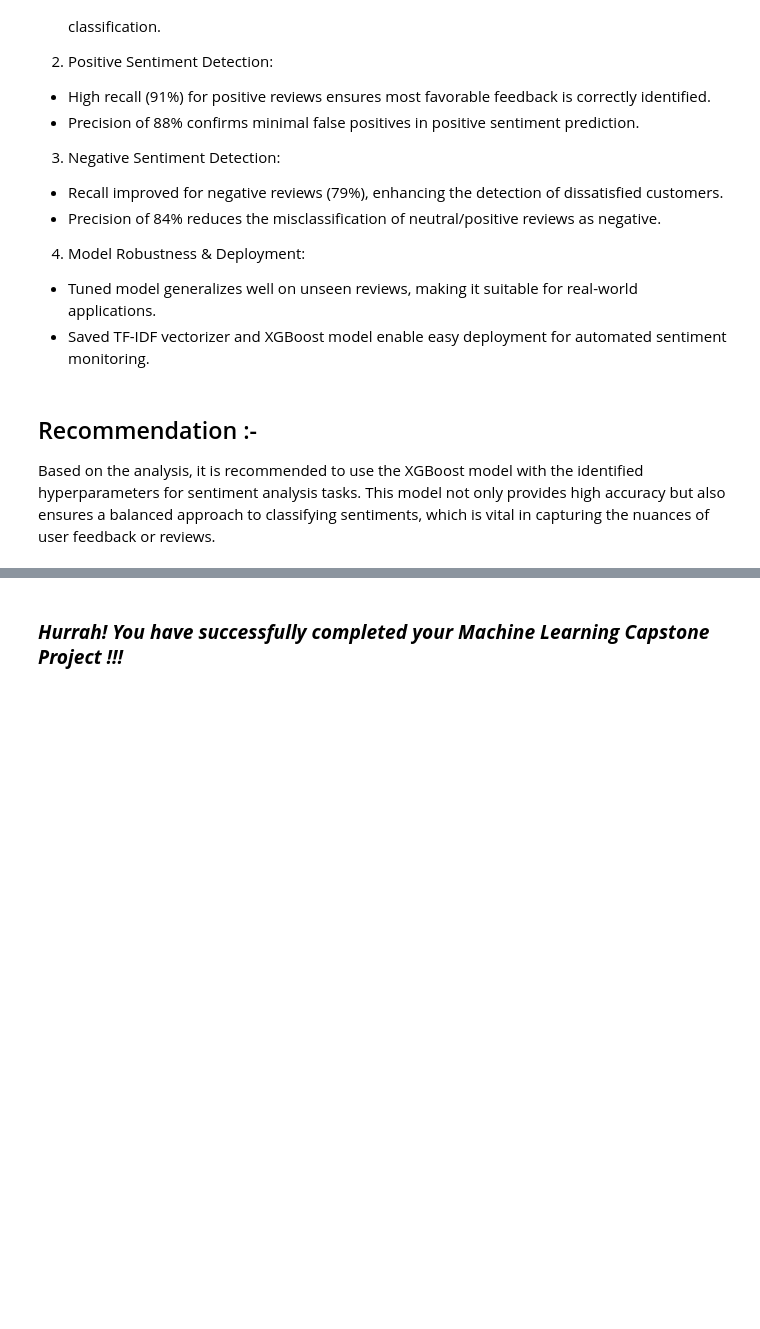
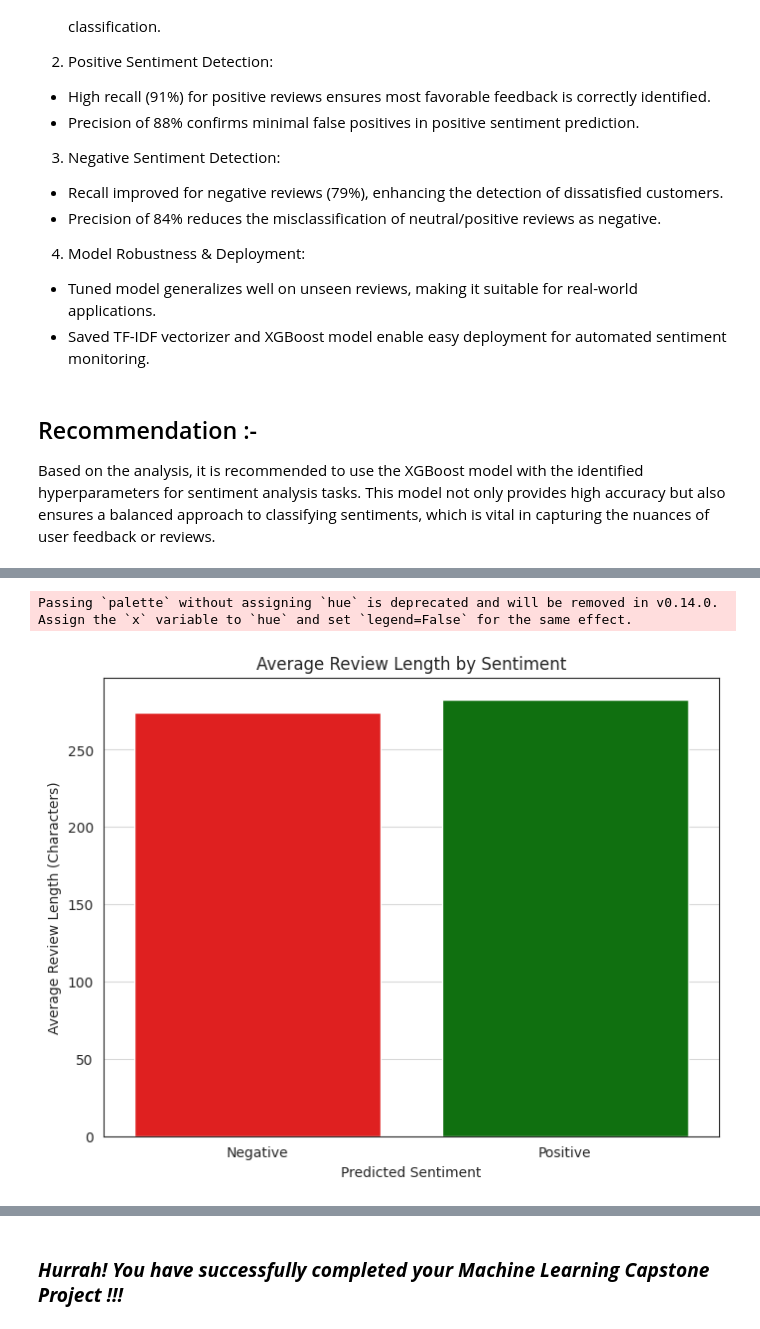
Before and after one commit to Ash99-commits/Unsupervised_ML_Zomato-Restaurant_Clustering_And_Sentiment_Analysis, a Jupyter notebook: Unsupervised_ML_Zomato_Restaurant_Clustering_And_Sentiment_Analysis_Ashwani_Kumar_Patra.ipynb, the cells around one changed output, grey strips where cells are left out. Cells and saved outputs as stored; diff of their text form; code cells hidden in the pictures; blank space fills up the shorter version.

```diff
--- a/Unsupervised_ML_Zomato_Restaurant_Clustering_And_Sentiment_Analysis_Ashwani_Kumar_Patra.ipynb
+++ b/Unsupervised_ML_Zomato_Restaurant_Clustering_And_Sentiment_Analysis_Ashwani_Kumar_Patra.ipynb
@@ -3523,0 +3599,17 @@ Based on the analysis, it is recommended to use the XGBoost model with the ident
+# %%
+# Calculating average review length for each sentiment category
+
+avg_length_per_sentiment = reviews_df.groupby('Predicted_Sentiment_Label')['Review_Length'].mean().reset_index()
+
+# Bar chart for average review length per sentiment
+
+plt.figure(figsize=(8, 6))
+sns.barplot(x='Predicted_Sentiment_Label', y='Review_Length', data=avg_length_per_sentiment, palette=['red', 'green'])
+plt.title('Average Review Length by Sentiment')
+plt.xlabel('Predicted Sentiment')
+plt.ylabel('Average Review Length (Characters)')
+plt.grid(axis='y', alpha=0.75)
+plt.show()
+# %% [output]
+Passing `palette` without assigning `hue` is deprecated and will be removed in v0.14.0. Assign the `x` variable to `hue` and set `legend=False` for the same effect.
+[figure, added]
```
Also changed, not shown: parts of 29 cells of this notebook.
